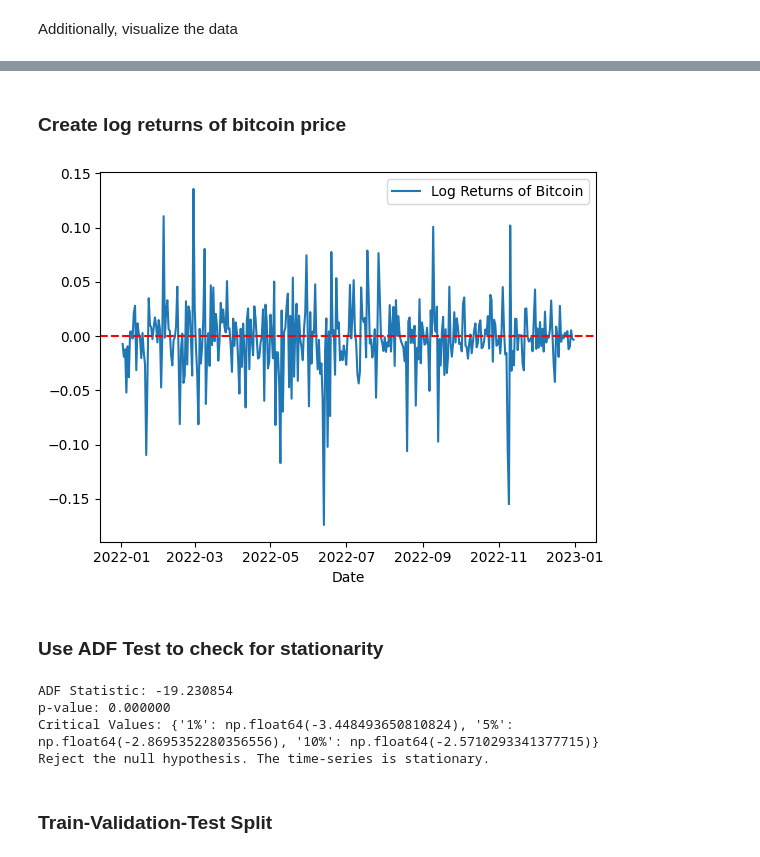
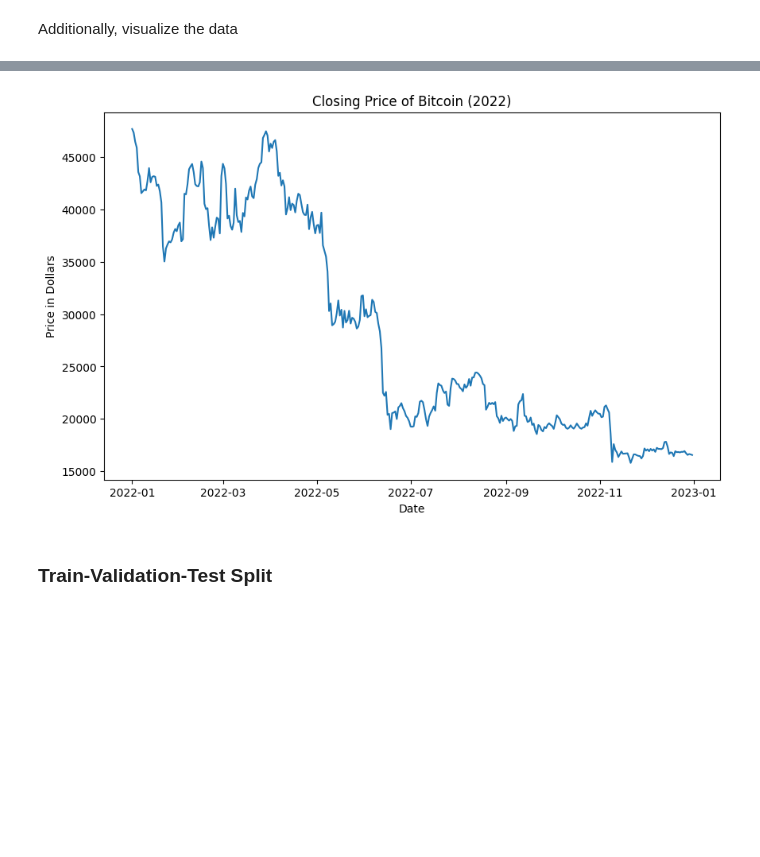
Before and after one commit to cferggie/Predicting-Bitcoin-Returns-with-Long-Short-Term-Memory-LSTM-Neural-Networks, a Jupyter notebook: LSTM for Bitcoin.ipynb, the cells around one changed output, grey strips where cells are left out. Drawn from its saved outputs; the diff is of its cells as text; code cells hidden in the pictures; blank space fills up the shorter version.

Commit message:
Changing to nominal instead of diff

```diff
--- a/LSTM for Bitcoin.ipynb
+++ b/LSTM for Bitcoin.ipynb
@@ -29,13 +29,4 @@ data_path = config["data_path"]
 
 df = pd.read_csv(data_path)
 
-prices = df["Close"].values
-
-dates = pd.date_range(start='2022-01-01', end='2022-12-31', freq='D')
-ts = pd.Series(prices, index=dates)
-
-plt.plot(ts)
-plt.legend(['Daily Price of Bitcoin'])
-plt.xlabel("Date")
-plt.ylabel("Price in USD")
-plt.show()
+ts = df["Close"].values
@@ -44,44 +33,16 @@ plt.show()
-# %% [markdown]
-### Create log returns of bitcoin price
-# %%
-#Log price
-log_P = np.log(prices)
-
-#1st difference of ts to remove trend and seasonality
-diff = np.diff(log_P)
-diff = diff.astype('float32')
-
-
-#Plot the modified data
-dates_4_diff = pd.date_range(start='2022-01-02', end='2022-12-31', freq='D')
-timeseries_indexed = pd.Series(diff, index=dates_4_diff)
-
-plt.plot(timeseries_indexed)
-plt.axhline(y=0, color='r', linestyle='--')
-plt.legend(["Log Returns of Bitcoin"])
-plt.xlabel("Date")
-plt.show()
-# %% [output]
-[figure, removed]
-# %% [markdown]
-### Use ADF Test to check for stationarity
-# %%
-unit_test = adfuller(diff)
-
-#Print results
-print('ADF Statistic: %f' % unit_test[0])
-print('p-value: %f' % unit_test[1])
-print('Critical Values:', unit_test[4])
-
-if unit_test[1] <= 0.05:
-    print(f'Reject the null hypothesis. The time-series is stationary.')
-else:
-    print(f"Fail to reject the null hypothesis. The time-series is non-stationary")
-# %% [output]
-ADF Statistic: -19.230854
-p-value: 0.000000
-Critical Values: {'1%': np.float64(-3.448493650810824), '5%': np.float64(-2.8695352280356556), '10%': np.float64(-2.5710293341377715)}
-Reject the null hypothesis. The time-series is stationary.
+# %%
+start_date = '2022-01-01'
+end_date = '2022-12-31'
+date_range = pd.date_range(start=start_date, end=end_date)
+
+plt.figure(figsize=(10, 6))
+plt.plot(date_range, ts)
+plt.title('Closing Price of Bitcoin (2022)')
+plt.xlabel('Date')
+plt.ylabel('Price in Dollars')
+plt.show()
+# %% [output]
+[figure, added]
 # %% [markdown]
 ### Train-Validation-Test Split
 # %% [markdown]
```
Also changed, not shown: parts of 8 cells of this notebook.
